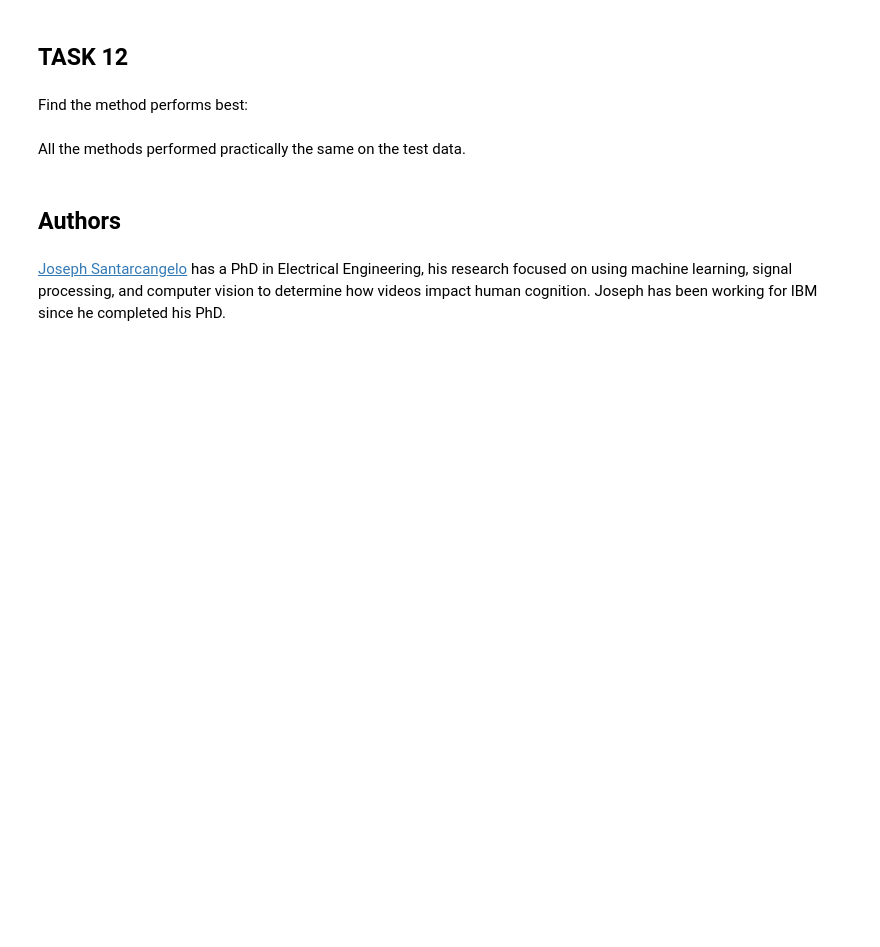
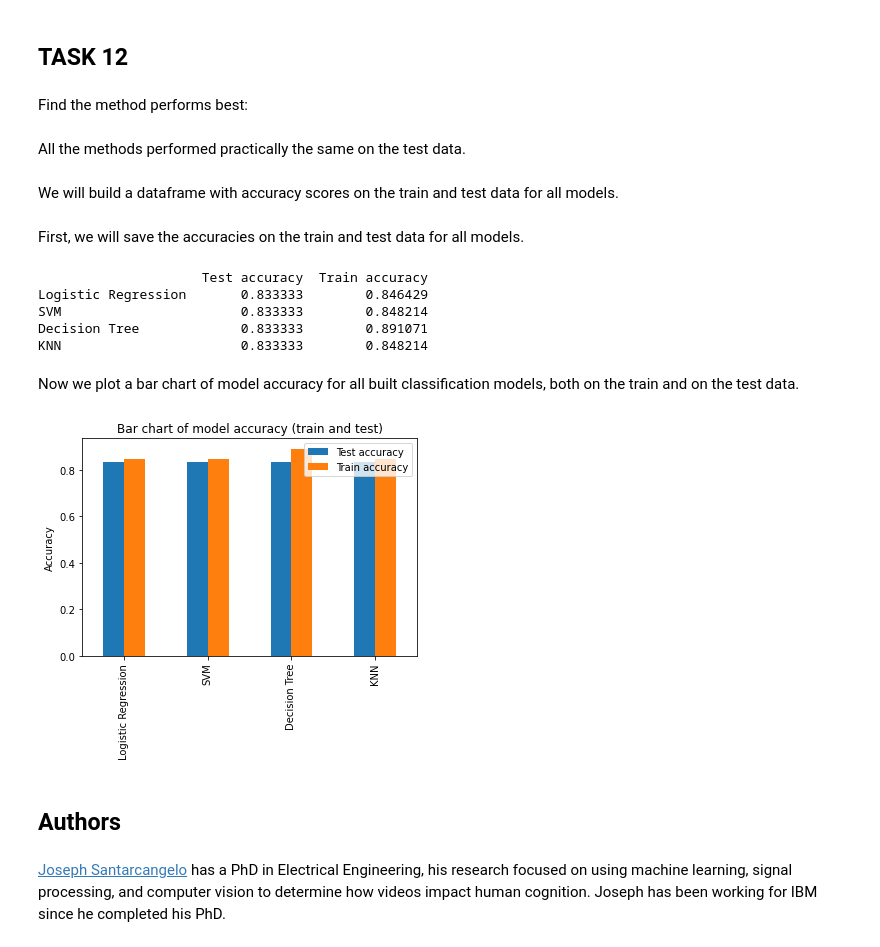
Before and after one commit to EW-10/IBM-Capstone, a Jupyter notebook: IBM Capstone: ML Prediction.ipynb, the cells around one changed output. Cells and saved outputs as stored; diff of their text form; code cells hidden in the pictures; blank space fills up the shorter version.

```diff
--- a/IBM Capstone: ML Prediction.ipynb
+++ b/IBM Capstone: ML Prediction.ipynb
@@ -326,6 +326,42 @@ plot_confusion_matrix(Y_test,yhat)
 Find the method performs best:
 # %% [markdown]
 All the methods performed practically the same on the test data.
+# %% [markdown]
+We will build a dataframe with accuracy scores on the train and test data for all models.
+# %% [markdown]
+First, we will save the accuracies on the train and test data for all models.
+# %%
+knn_acc_test = knn_cv.score(X_test, Y_test)
+knn_acc_train = knn_cv.best_score_
+
+tree_acc_test = tree_cv.score(X_test, Y_test)
+tree_acc_train = tree_cv.best_score_
+
+svm_acc_test = svm_cv.score(X_test, Y_test)
+svm_acc_train = svm_cv.best_score_
+
+lr_acc_test =  logreg_cv.score(X_test, Y_test)
+lr_acc_train = logreg_cv.best_score_
+# %%
+accuracy_df = pd.DataFrame({"Test accuracy": [lr_acc_test, svm_acc_test, tree_acc_test, knn_acc_test],
+                            "Train accuracy": [lr_acc_train, svm_acc_train, tree_acc_train, knn_acc_train]})
+accuracy_df.index = ["Logistic Regression", "SVM", "Decision Tree", "KNN"]
+print(accuracy_df)
+# %% [output]
+                     Test accuracy  Train accuracy
+Logistic Regression       0.833333        0.846429
+SVM                       0.833333        0.848214
+Decision Tree             0.833333        0.891071
+KNN                       0.833333        0.848214
+# %% [markdown]
+Now we plot a bar chart of model accuracy for all built classification models, both on the train and on the test data.
+# %%
+accuracy_df.plot(kind="bar")
+plt.ylabel("Accuracy")
+plt.title("Bar chart of model accuracy (train and test)")
+plt.show()
+# %% [output]
+[figure, added]
 # %% [markdown]
 ## Authors
 # %% [markdown]
```
Also changed, not shown: parts of 1 cell of this notebook.
